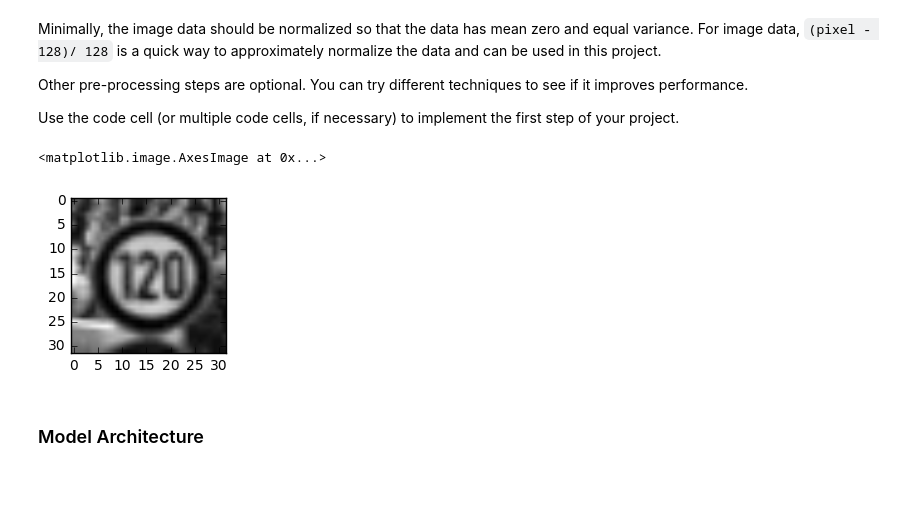
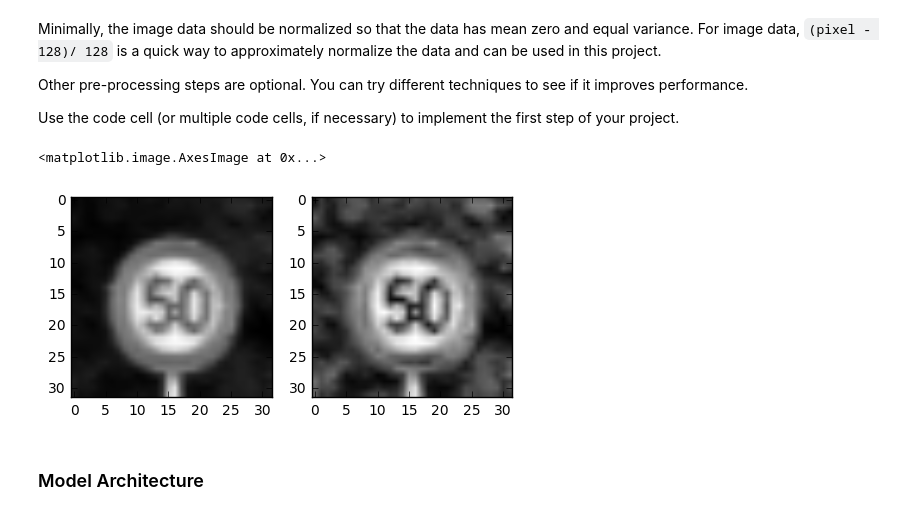
Before and after one commit to dhruvarora93/Traffic-Sign-Classifier, a Jupyter notebook: Traffic_Sign_Classifier.ipynb, the cells around one changed output. Drawn from its saved outputs; the diff is of its cells as text; code cells hidden in the pictures; blank space fills up the shorter version.

```diff
--- a/Traffic_Sign_Classifier.ipynb
+++ b/Traffic_Sign_Classifier.ipynb
@@ -205,14 +209,20 @@ for i in range(len(X_test)):
 
 new_test_set=new_test_set/255
 # %%
-####  Let's look at a training set image (after the transformation) ####
+####  Let's look at a training set image (before and after the transformation) ####
+plt.figure(figsize=(15, 16))
+num=np.random.randint(n_train)
 
-image = new_training_images[np.random.randint(n_train)].squeeze()
-plt.figure(figsize=(2,2))
-plt.imshow(image,cmap='gray')
+original_image = X_train[num].squeeze()
+plt.subplot(2, 5, 1)
+plt.imshow(cv2.cvtColor(original_image, cv2.COLOR_BGR2GRAY),cmap='gray')
+
+preprocessed_image = new_training_images[num].squeeze()
+plt.subplot(2, 5, 2)
+plt.imshow(preprocessed_image,cmap='gray')
 # %% [output]
 <matplotlib.image.AxesImage at 0x...>
-[figure, old version]
+[figure, new version]
 # %% [markdown]
 ### Model Architecture
 # %%
```
Also changed, not shown: parts of 8 cells of this notebook, 13 other files.
